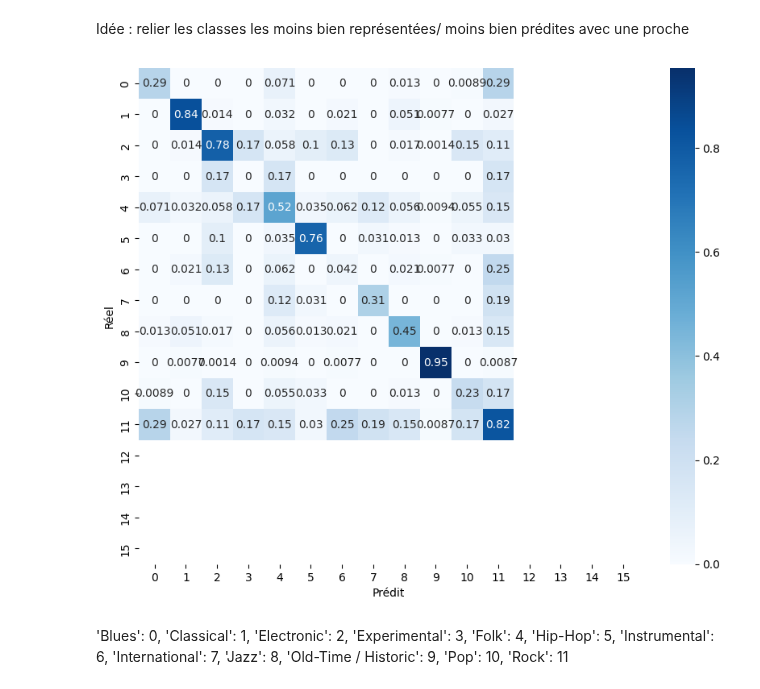
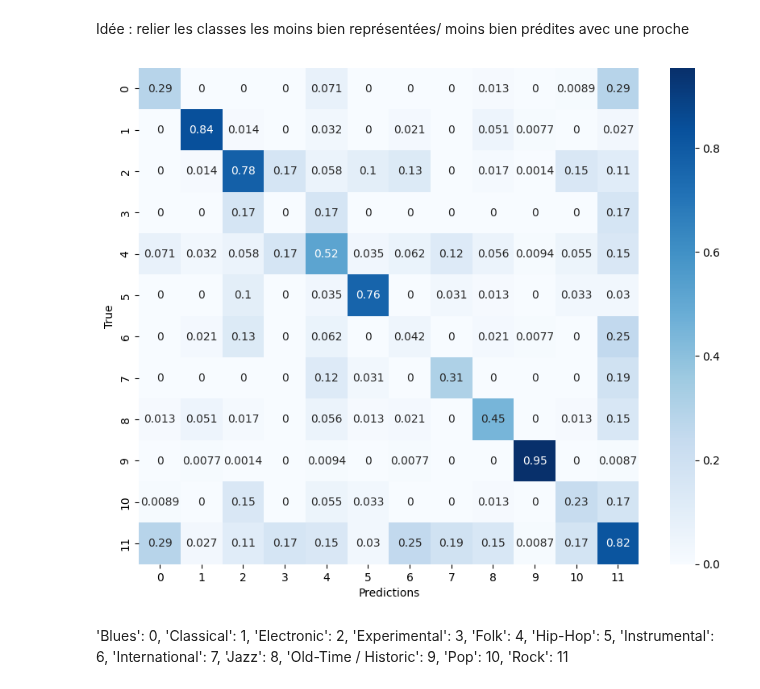
Before and after one commit to alecacerestel/Supervised_Challenge, a Jupyter notebook: notebooks/2_Genre_Original.ipynb, the cells around one changed output. Saved outputs shown, nothing was run; the diff lists cells and outputs as text; code cells hidden in the pictures.

```diff
--- a/notebooks/2_Genre_Original.ipynb
+++ b/notebooks/2_Genre_Original.ipynb
@@ -53,7 +53,7 @@ genre_labels = ['Hip-Hop', 'Rock', 'Electronic', 'Pop', 'International',
        'Experimental', 'Blues', 'Jazz', 'Folk', 'Country', 'Spoken',
        'Classical', 'Instrumental', 'Old-Time / Historic', 'Soul-RnB',
        'Easy Listening']
-genre_labels_encoded = [k for k in range(len(genre_labels))]
+genre_labels_encoded = [k for k in range(12)]
 # %% [markdown]
 # Label encoding
 # %%
@@ -162,14 +162,14 @@ Idée : relier les classes les moins bien représentées/ moins bien prédites a
 # %%
 cm = confusion_matrix(y_test, predictions, labels=genre_labels_encoded)
 cm_norm = cm.astype("float") / cm.sum(axis=1, keepdims=True)
 similarity = (cm_norm + cm_norm.T) / 2
 plt.figure(figsize=(10,8))
 sns.heatmap(similarity, annot=True, cmap = "Blues", xticklabels=genre_labels_encoded, yticklabels=genre_labels_encoded)
-plt.xlabel("Prédit")
-plt.ylabel("Réel")
+plt.xlabel("Predictions")
+plt.ylabel("True")
 plt.show()
 # %% [output]
-[figure, old version]
+[figure, new version]
 # %% [markdown]
 'Blues': 0, 'Classical': 1, 'Electronic': 2, 'Experimental': 3, 'Folk': 4, 'Hip-Hop': 5, 'Instrumental':  6, 'International': 7, 'Jazz': 8, 'Old-Time / Historic': 9, 'Pop': 10, 'Rock': 11
 # %% [markdown]
```
Also changed, not shown: parts of 2 cells of this notebook, 3 other files.
